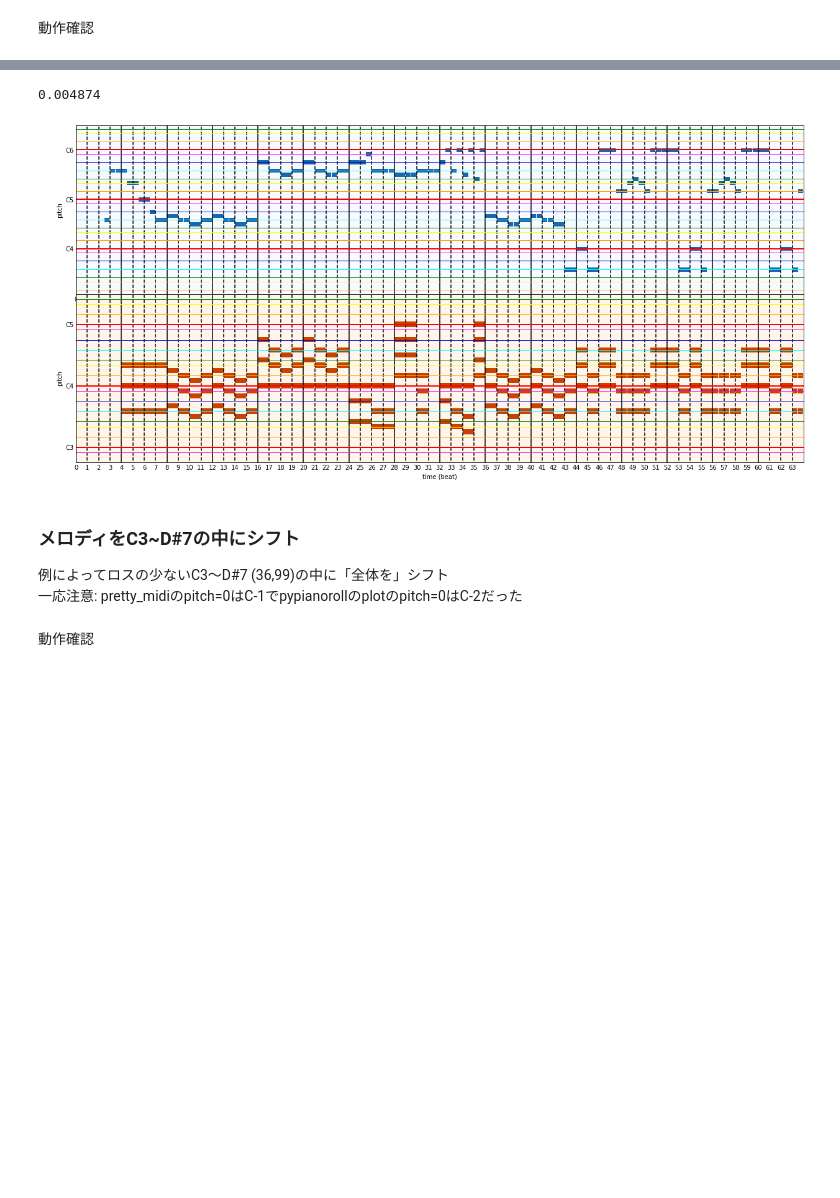
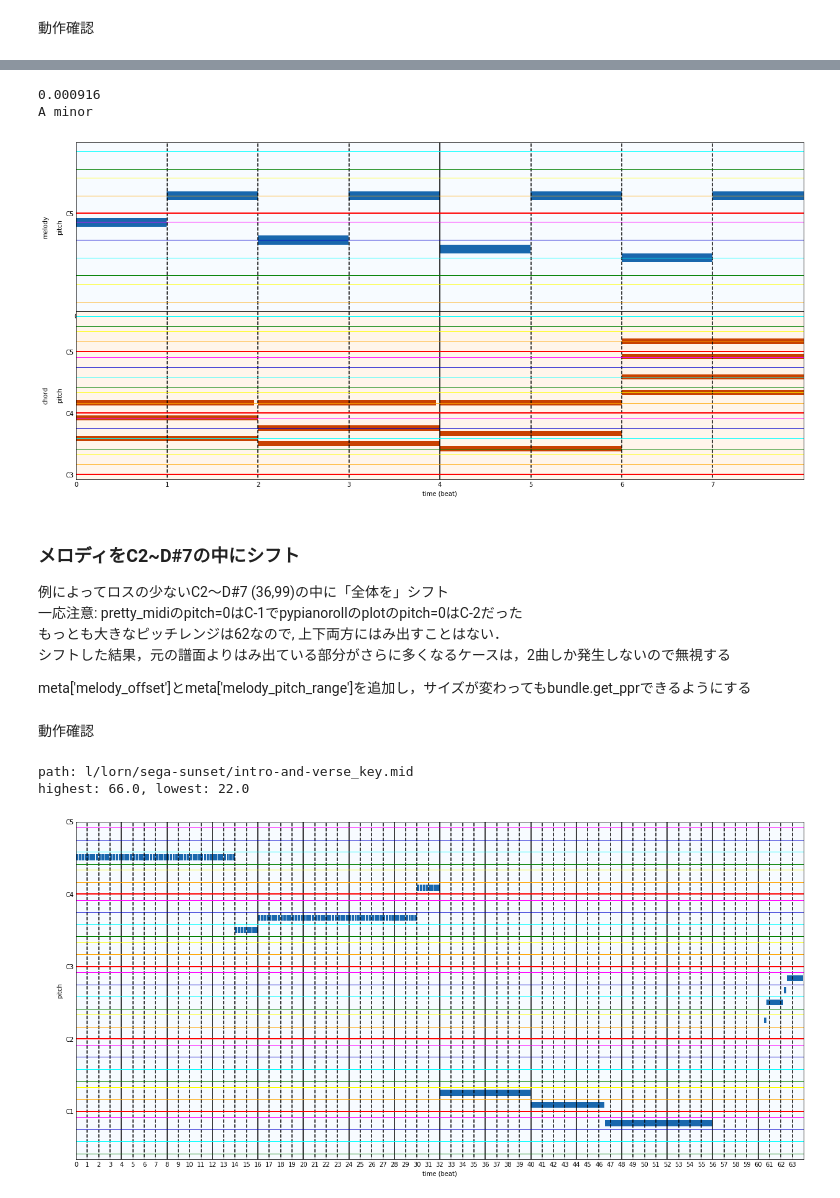
Before and after one commit to fuurin/schwbert, a Jupyter notebook: preparation/theorytab.ipynb, the cells around one changed output, grey strips where cells are left out. Drawn from its saved outputs; the diff is of its cells as text; code cells hidden in the pictures; blank space fills up the shorter version.

```diff
--- a/preparation/theorytab.ipynb
+++ b/preparation/theorytab.ipynb
@@ -360,16 +415,19 @@ original_key: Eb Major
 with Timer():
     bundles = transpose(bundles)
 
-print(bundles[0].)
-ppr.tracks[0].pianoroll = bundles[0].melody
-ppr.tracks[1].pianoroll = bundles[0].chord
-grid_plot(ppr)
+print(bundles[0].meta['key'])
+grid_plot(bundles[0].get_ppr())
 # %% [output]
-0.004874
+0.000916
+A minor
-[figure, old version]
+[figure, new version]
 # %% [markdown]
-### メロディをC3~D#7の中にシフト
-例によってロスの少ないC3～D#7 (36,99)の中に「全体を」シフト
+### メロディをC2~D#7の中にシフト
+例によってロスの少ないC2～D#7 (36,99)の中に「全体を」シフト
 一応注意: pretty_midiのpitch=0はC-1でpypianorollのplotのpitch=0はC-2だった
+もっとも大きなピッチレンジは62なので, 上下両方にはみ出すことはない．
+シフトした結果，元の譜面よりはみ出ている部分がさらに多くなるケースは，2曲しか発生しないので無視する
+
+meta['melody_offset']とmeta['melody_pitch_range']を追加し，サイズが変わってもbundle.get_pprできるようにする
 # %%
 class TrimMelodyInRange(BundlesProcessor):
@@ -400,3 +479,16 @@ class TrimMelodyInRange(BundlesProcessor):
         return bundle
 # %% [markdown]
 動作確認
+# %%
+high_path = "f/flo-rida/whistle/instrumental_key.mid" # highest=105
+low_path = "l/lorn/sega-sunset/intro-and-verse_key.mid" # lowest=22
+path = low_path
+ppr, row = sampler.ppr_by_path(path)
+
+print(f"highest: {row['highest_melody']}, lowest: {row['lowest_melody']}")
+ppr.tracks.pop()
+grid_plot(ppr)
+# %% [output]
+path: l/lorn/sega-sunset/intro-and-verse_key.mid
+highest: 66.0, lowest: 22.0
+[figure, added]
```
Also changed, not shown: parts of 55 cells of this notebook, 1 other file.
